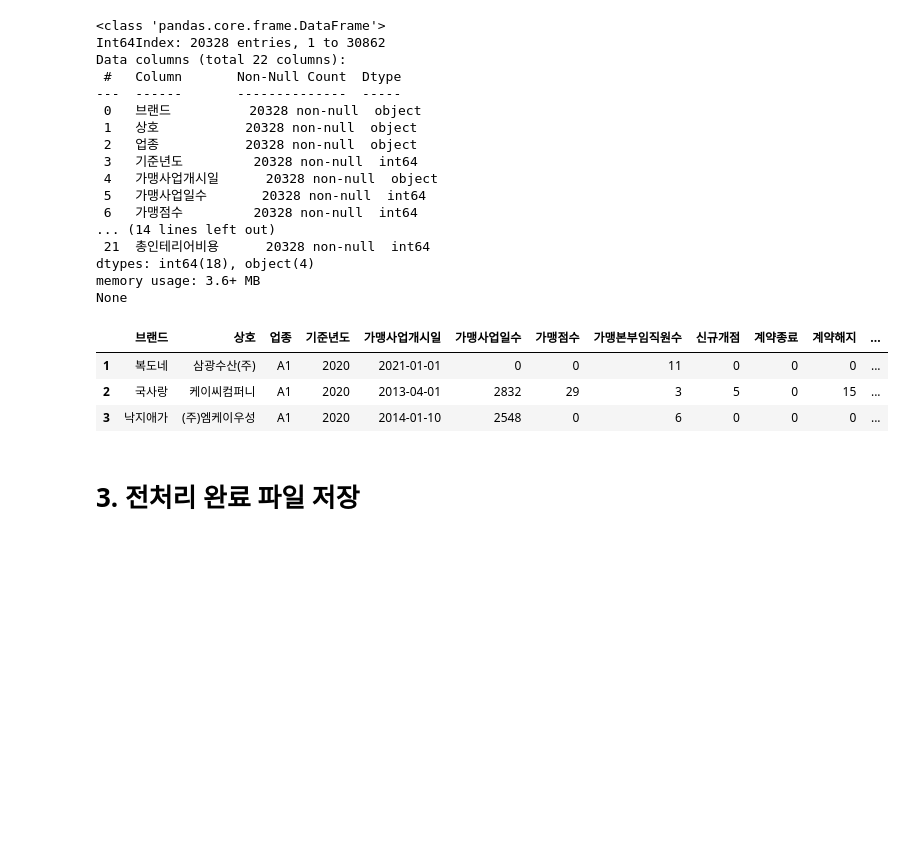
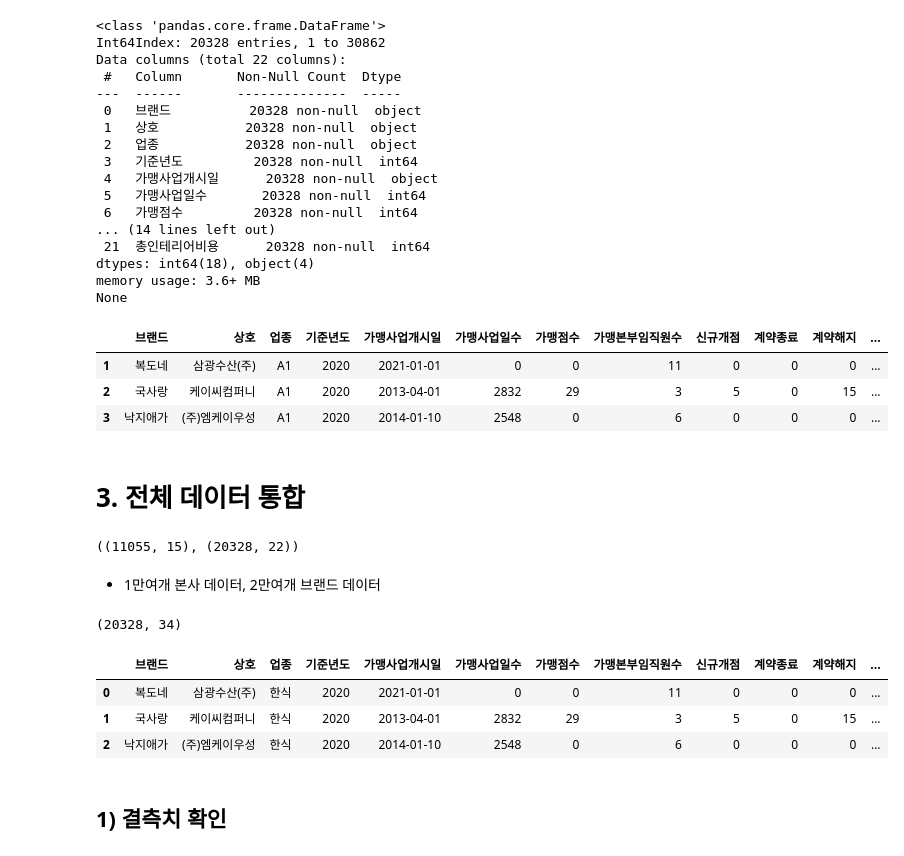
Before and after one commit to eeuunnjjiii/Franchise-Guide, a Jupyter notebook: 2.데이터전처리/2.데이터전처리.ipynb, the cells around one changed output. Drawn from its saved outputs; the diff is of its cells as text; code cells hidden in the pictures; blank space fills up the shorter version.

```diff
--- a/2.데이터전처리/2.데이터전처리.ipynb
+++ b/2.데이터전처리/2.데이터전처리.ipynb
@@ -483,5 +468,31 @@ None
 | 1 | 복도네 | 삼광수산(주) | A1 | 2020 | 2021-01-01 | 0 | 0 | 11 | 0 | 0 | 0 | ... |
 | 2 | 국사랑 | 케이씨컴퍼니 | A1 | 2020 | 2013-04-01 | 2832 | 29 | 3 | 5 | 0 | 15 | ... |
 | 3 | 낙지애가 | (주)엠케이우성 | A1 | 2020 | 2014-01-10 | 2548 | 0 | 6 | 0 | 0 | 0 | ... |
-# %% [markdown]
-# 3. 전처리 완료 파일 저장
+# %% [markdown]
+# 3. 전체 데이터 통합
+# %%
+# 업종 변경
+map_dictionary ={'A1':'한식','B1':'분식','C1':'중식','D1':'일식','E1':'서양식','F1':'기타외국식','G1':'패스트푸드','H1':'치킨',
+                 'I1':'피자','J1':'제과제빵','K1':'아이스크림/빙수','L1':'커피','M1':'음료(커피외)','N1':'주점','O1':'기타외식'}
+
+head_office['업종'] = head_office['업종'].map(map_dictionary)
+new_brand['업종'] = new_brand['업종'].map(map_dictionary)
+# %%
+head_office.shape, new_brand.shape
+# %% [output]
+((11055, 15), (20328, 22))
+# %% [markdown]
+- 1만여개 본사 데이터, 2만여개 브랜드 데이터
+# %%
+# 브랜드 데이터 기준으로 본사 데이터 합치기
+df = new_brand.merge(head_office, on=['상호','업종','기준년도'], how='left')
+print(df.shape)
+df.head(3)
+# %% [output]
+(20328, 34)
+|  | 브랜드 | 상호 | 업종 | 기준년도 | 가맹사업개시일 | 가맹사업일수 | 가맹점수 | 가맹본부임직원수 | 신규개점 | 계약종료 | 계약해지 | ... |
+| 0 | 복도네 | 삼광수산(주) | 한식 | 2020 | 2021-01-01 | 0 | 0 | 11 | 0 | 0 | 0 | ... |
+| 1 | 국사랑 | 케이씨컴퍼니 | 한식 | 2020 | 2013-04-01 | 2832 | 29 | 3 | 5 | 0 | 15 | ... |
+| 2 | 낙지애가 | (주)엠케이우성 | 한식 | 2020 | 2014-01-10 | 2548 | 0 | 6 | 0 | 0 | 0 | ... |
+# %% [markdown]
+## 1) 결측치 확인
```
Also changed, not shown: parts of 8 cells of this notebook.
